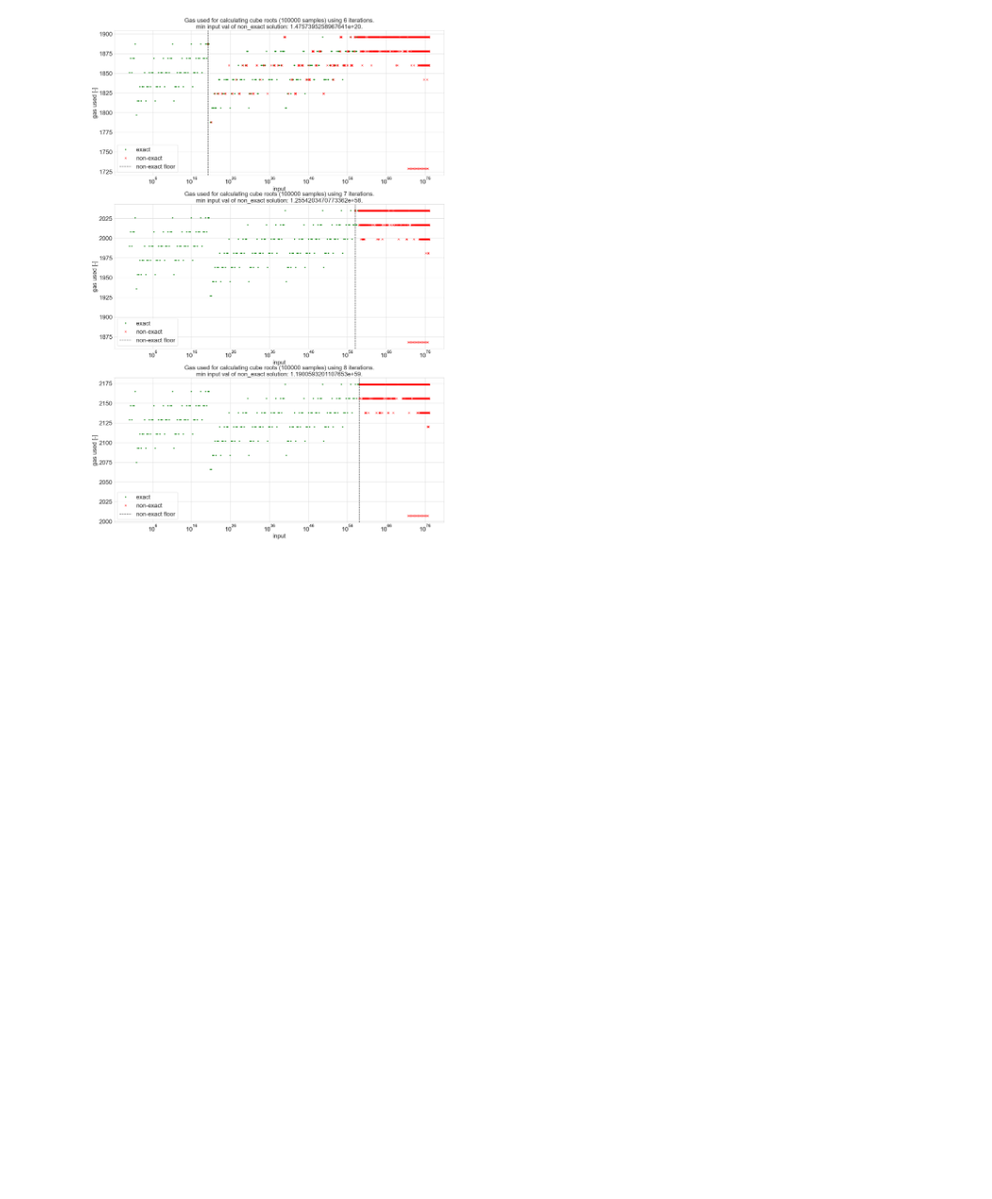
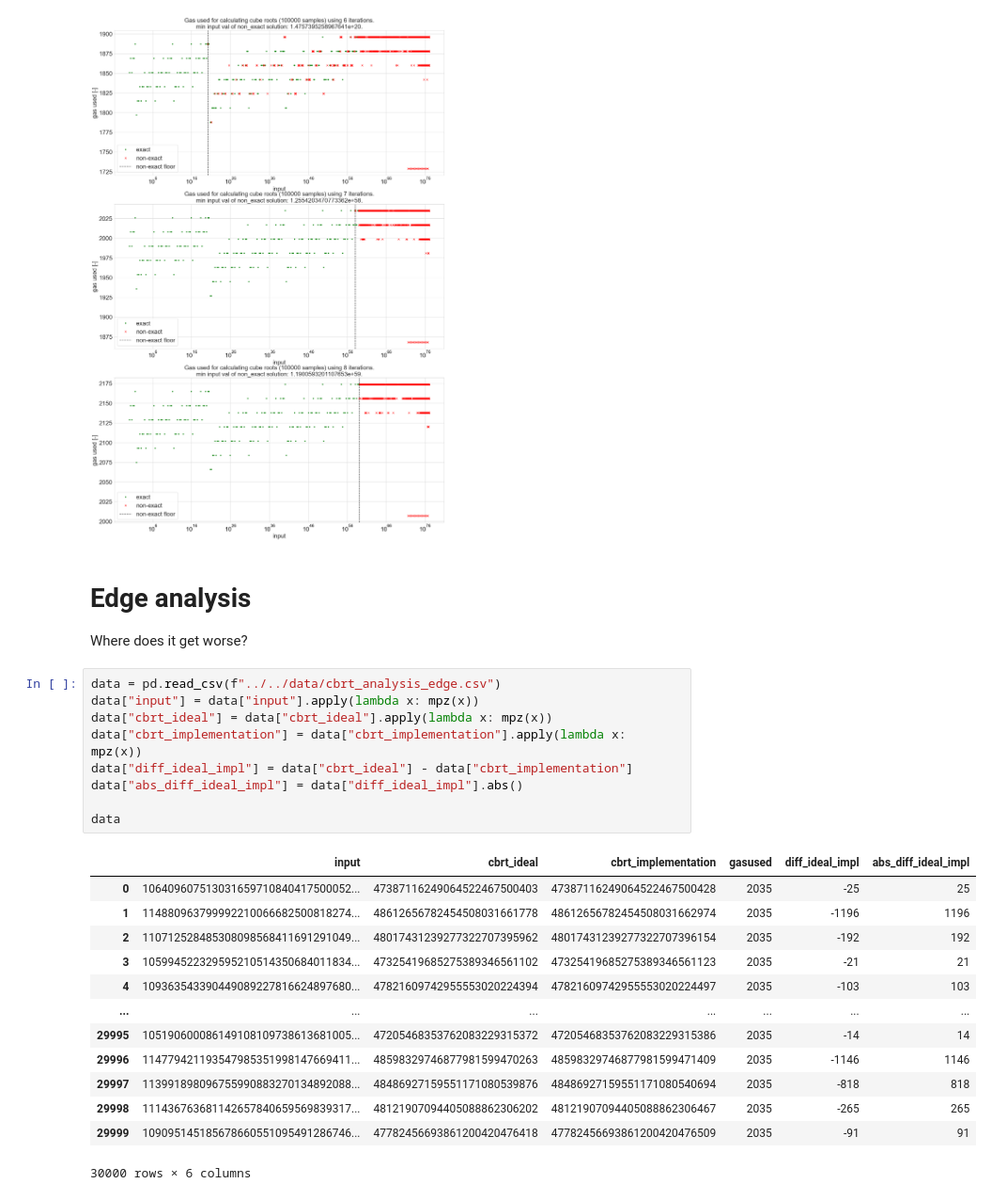
Before and after one commit to curvefi/tricrypto-ng, a Jupyter notebook: scripts/notebooks/cbrt_analysis.ipynb, the cells around one changed output. Shown: that part at 94% size. Cells and saved outputs as stored; diff of their text form; blank space fills up the shorter version.

```diff
--- a/scripts/notebooks/cbrt_analysis.ipynb
+++ b/scripts/notebooks/cbrt_analysis.ipynb
@@ -62,3 +62,30 @@ for i in [6, 7, 8]:
     c+=1
 # %% [output]
 [figure]
+# %% [markdown]
+# Edge analysis
+
+Where does it get worse?
+# %%
+data = pd.read_csv(f"../../data/cbrt_analysis_edge.csv")
+data["input"] = data["input"].apply(lambda x: mpz(x))
+data["cbrt_ideal"] = data["cbrt_ideal"].apply(lambda x: mpz(x))
+data["cbrt_implementation"] = data["cbrt_implementation"].apply(lambda x: mpz(x))
+data["diff_ideal_impl"] = data["cbrt_ideal"] - data["cbrt_implementation"]
+data["abs_diff_ideal_impl"] = data["diff_ideal_impl"].abs()
+
+data
+# %% [output]
+|  | input | cbrt_ideal | cbrt_implementation | gasused | diff_ideal_impl | abs_diff_ideal_impl |
+| 0 | 106409607513031659710840417500052... | 47387116249064522467500403 | 47387116249064522467500428 | 2035 | -25 | 25 |
+| 1 | 114880963799992210066682500818274... | 48612656782454508031661778 | 48612656782454508031662974 | 2035 | -1196 | 1196 |
+| 2 | 110712528485308098568411691291049... | 48017431239277322707395962 | 48017431239277322707396154 | 2035 | -192 | 192 |
+| 3 | 105994522329595210514350684011834... | 47325419685275389346561102 | 47325419685275389346561123 | 2035 | -21 | 21 |
+| 4 | 109363543390449089227816624897680... | 47821609742955553020224394 | 47821609742955553020224497 | 2035 | -103 | 103 |
+| ... | ... | ... | ... | ... | ... | ... |
+| 29995 | 105190600086149108109738613681005... | 47205468353762083229315372 | 47205468353762083229315386 | 2035 | -14 | 14 |
+| 29996 | 114779421193547985351998147669411... | 48598329746877981599470263 | 48598329746877981599471409 | 2035 | -1146 | 1146 |
+| 29997 | 113991898096755990883270134892088... | 48486927159551171080539876 | 48486927159551171080540694 | 2035 | -818 | 818 |
+| 29998 | 111436763681142657840659569839317... | 48121907094405088862306202 | 48121907094405088862306467 | 2035 | -265 | 265 |
+| 29999 | 109095145185678660551095491286746... | 47782456693861200420476418 | 47782456693861200420476509 | 2035 | -91 | 91 |
+30000 rows × 6 columns
```
Also changed, not shown: parts of 6 cells of this notebook, 4 other files.
